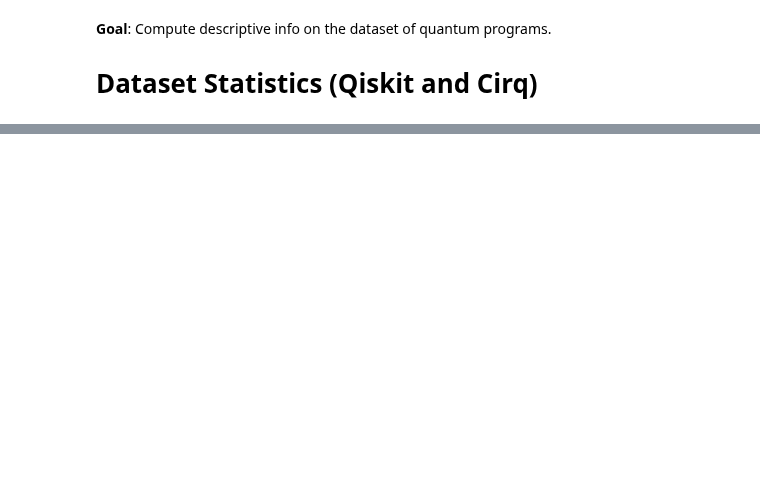
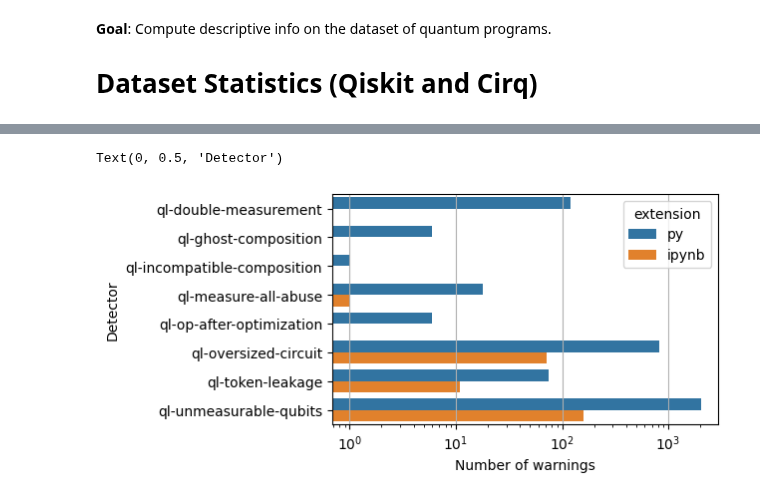
Before and after one commit to sola-st/LintQ, a Jupyter notebook: notebooks/08_Dataset_Stats.ipynb, the cells around one changed output, grey strips where cells are left out. Saved outputs shown, nothing was run; the diff lists cells and outputs as text; code cells hidden in the pictures; blank space fills up the shorter version.

Commit message:
improve summary of dataset

```diff
--- a/notebooks/08_Dataset_Stats.ipynb
+++ b/notebooks/08_Dataset_Stats.ipynb
@@ -331,0 +489,3 @@ fig.savefig(
+# %%
+PATH_WARNINGS_CSV_NEW = PATH_WARNINGS_SARIF.replace(".sarif", ".csv")
+PATH_WARNINGS_CSV_NEW
@@ -331,0 +498,9 @@ fig.savefig(
+# %%
+df_metadata = pd.read_csv(PATH_METADATA_DATASET)
+print(df_metadata.columns)
+df_metadata['unique_id'] = df_metadata.apply(
+    lambda row: str(row['filestem']) + "_" + str(row['hash']),
+    axis=1
+)
+df_metadata = df_metadata[['unique_id', 'extension', 'repository_name']]
+df_metadata.head()
@@ -331,0 +519,5 @@ fig.savefig(
+# %%
+df_warnings = pd.read_csv(PATH_WARNINGS_CSV_NEW)
+df_warnings['rule'] = df_warnings['Code'].apply(lambda e: e.split(" ")[0])
+df_warnings['unique_id'] = df_warnings['Location'].apply(lambda e: e.split(".")[0])
+df_warnings.head()
@@ -331,0 +531,9 @@ fig.savefig(
+# %%
+# merge the two dataframes keeping the df_warnings as the base
+df_merged = pd.merge(
+    df_warnings,
+    df_metadata,
+    on='unique_id',
+    how='left'
+)
+df_merged.head()
@@ -331,0 +547,16 @@ fig.savefig(
+# %%
+fig, ax = plt.subplots(figsize=(5, 3))
+sns.countplot(
+    data=df_merged,
+    y='rule',
+    hue='extension',
+)
+# set log scale
+plt.xscale('log')
+# switch on axix
+plt.gca().xaxis.grid(True)
+plt.xlabel("Number of warnings")
+plt.ylabel("Detector")
+# %% [output]
+Text(0, 0.5, 'Detector')
+[figure, added]
```
Also changed, not shown: parts of 24 cells of this notebook, 4 other files.
